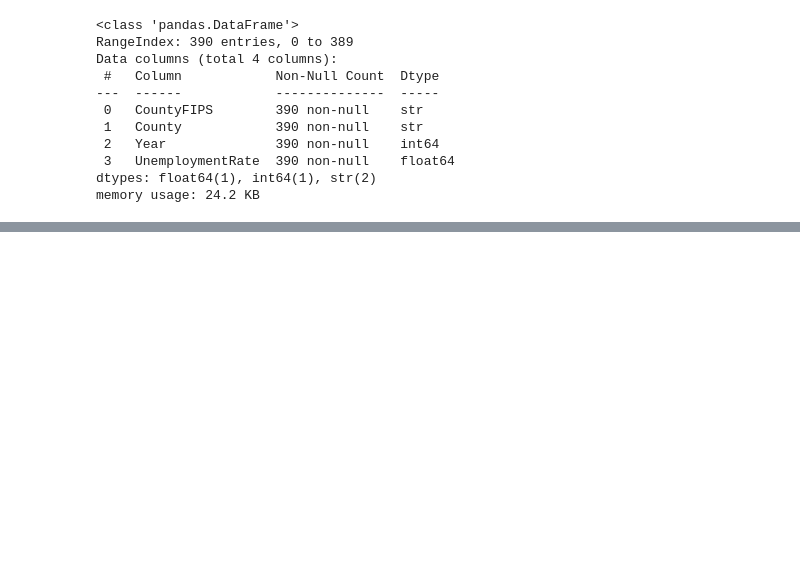
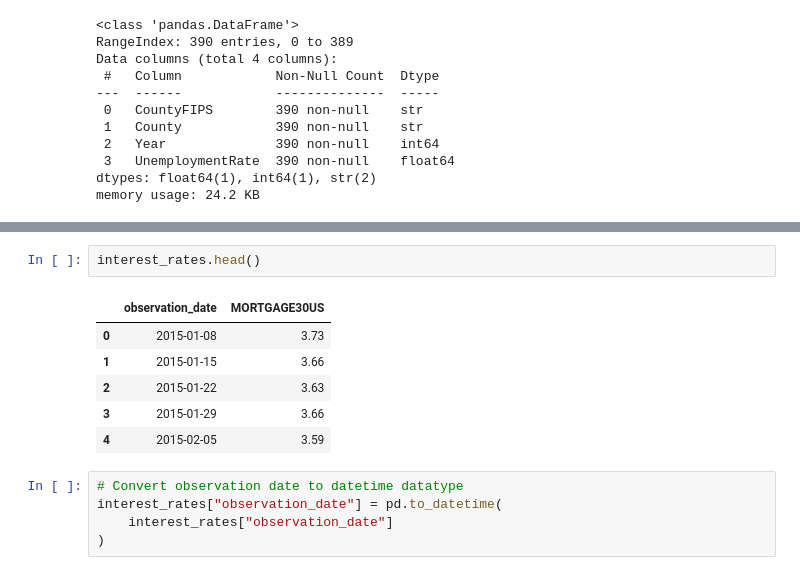
Before and after one commit to binay8/wa-housing, a Jupyter notebook: code/01_data_preparation.ipynb, the cells around one changed output, grey strips where cells are left out. Saved outputs shown, nothing was run; the diff lists cells and outputs as text; blank space fills up the shorter version.

```diff
--- a/code/01_data_preparation.ipynb
+++ b/code/01_data_preparation.ipynb
@@ -318,0 +363,14 @@ Name: CountyFIPS, Length: 390, dtype: str
+# %%
+interest_rates.head()
+# %% [output]
+|  | observation_date | MORTGAGE30US |
+| 0 | 2015-01-08 | 3.73 |
+| 1 | 2015-01-15 | 3.66 |
+| 2 | 2015-01-22 | 3.63 |
+| 3 | 2015-01-29 | 3.66 |
+| 4 | 2015-02-05 | 3.59 |
+# %%
+# Convert observation date to datetime datatype
+interest_rates["observation_date"] = pd.to_datetime(
+    interest_rates["observation_date"]
+)
```
Also changed, not shown: parts of 7 cells of this notebook.
